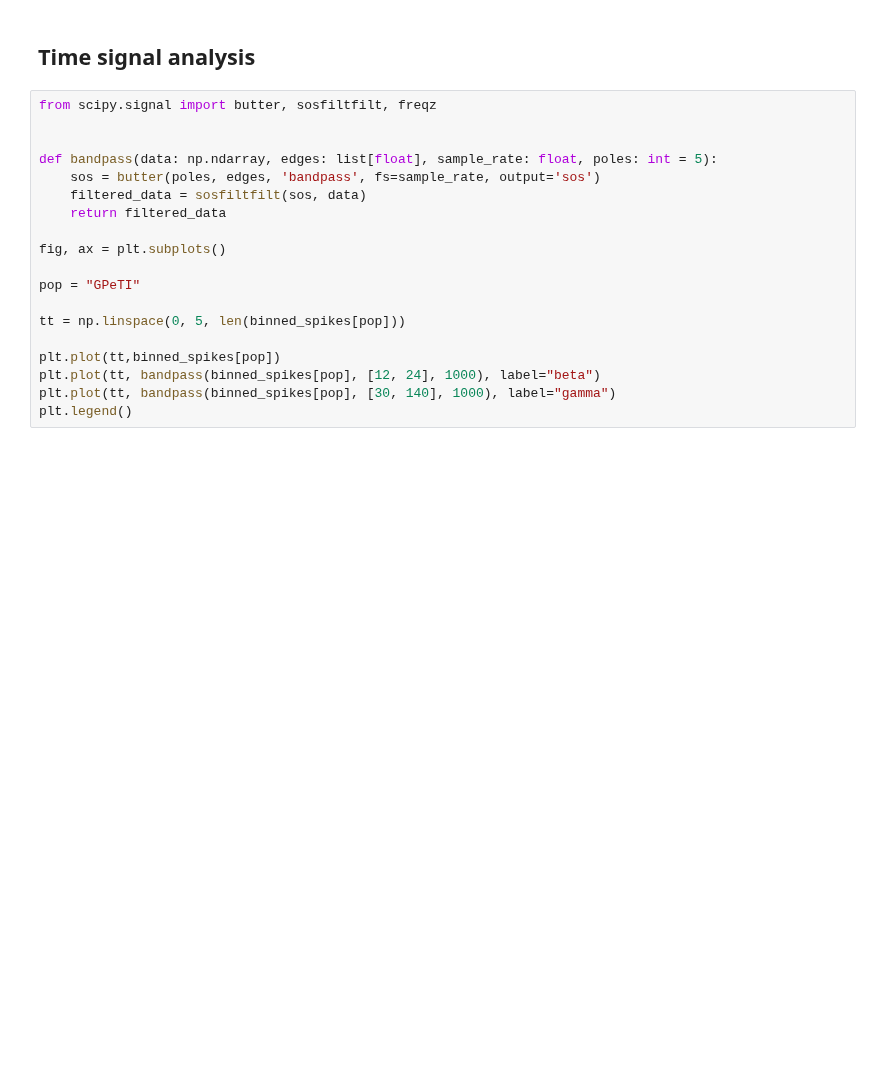
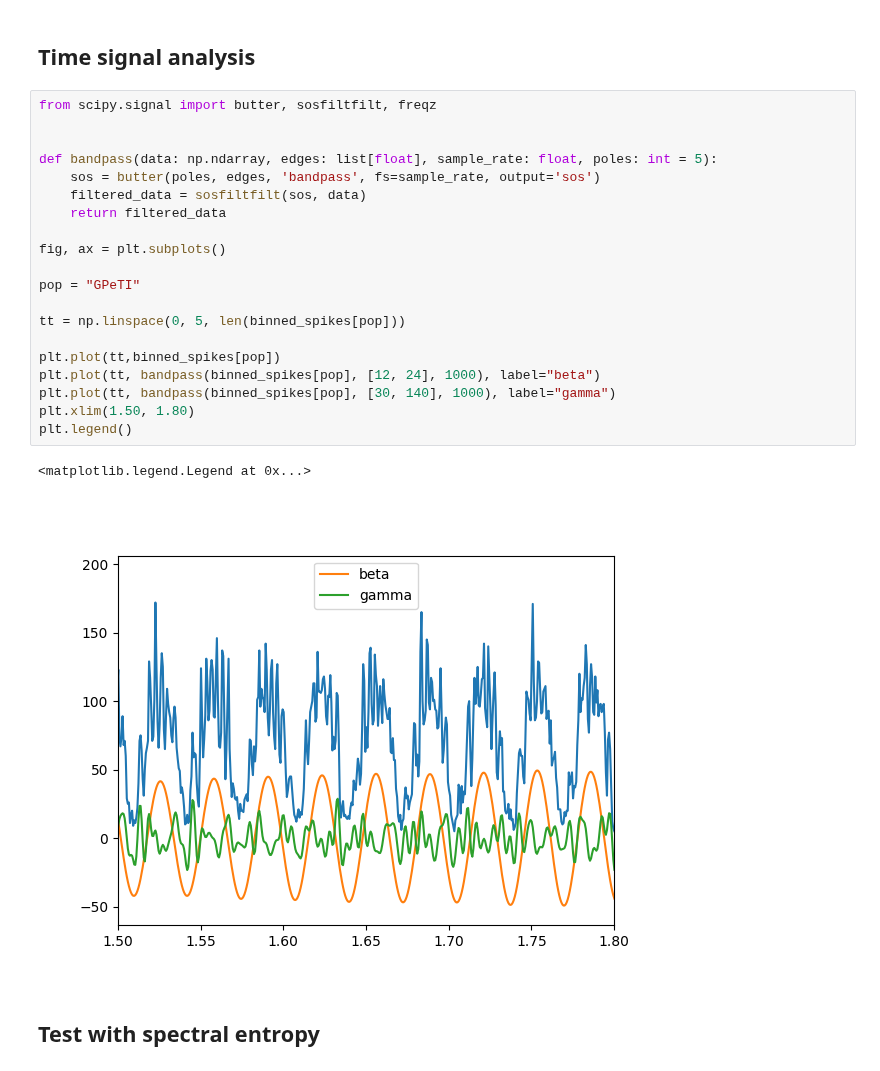
Before and after one commit to djanloo/quilt, a Jupyter notebook: basal_ganglia.ipynb, the cells around one changed output. Drawn from its saved outputs; the diff is of its cells as text; blank space fills up the shorter version.

```diff
--- a/basal_ganglia.ipynb
+++ b/basal_ganglia.ipynb
@@ -240,19 +276,25 @@ plt.ylabel("Spiking events per ms per neuron")
 # %%
 from scipy.signal import butter, sosfiltfilt, freqz
 
 
 def bandpass(data: np.ndarray, edges: list[float], sample_rate: float, poles: int = 5):
     sos = butter(poles, edges, 'bandpass', fs=sample_rate, output='sos')
     filtered_data = sosfiltfilt(sos, data)
     return filtered_data
 
 fig, ax = plt.subplots()
 
 pop = "GPeTI"
 
 tt = np.linspace(0, 5, len(binned_spikes[pop]))
 
 plt.plot(tt,binned_spikes[pop])
 plt.plot(tt, bandpass(binned_spikes[pop], [12, 24], 1000), label="beta")
 plt.plot(tt, bandpass(binned_spikes[pop], [30, 140], 1000), label="gamma")
+plt.xlim(1.50, 1.80)
 plt.legend()
+# %% [output]
+<matplotlib.legend.Legend at 0x...>
+[figure, added]
+# %% [markdown]
+## Test with spectral entropy
```
Also changed, not shown: parts of 11 cells of this notebook, 1 other file.
